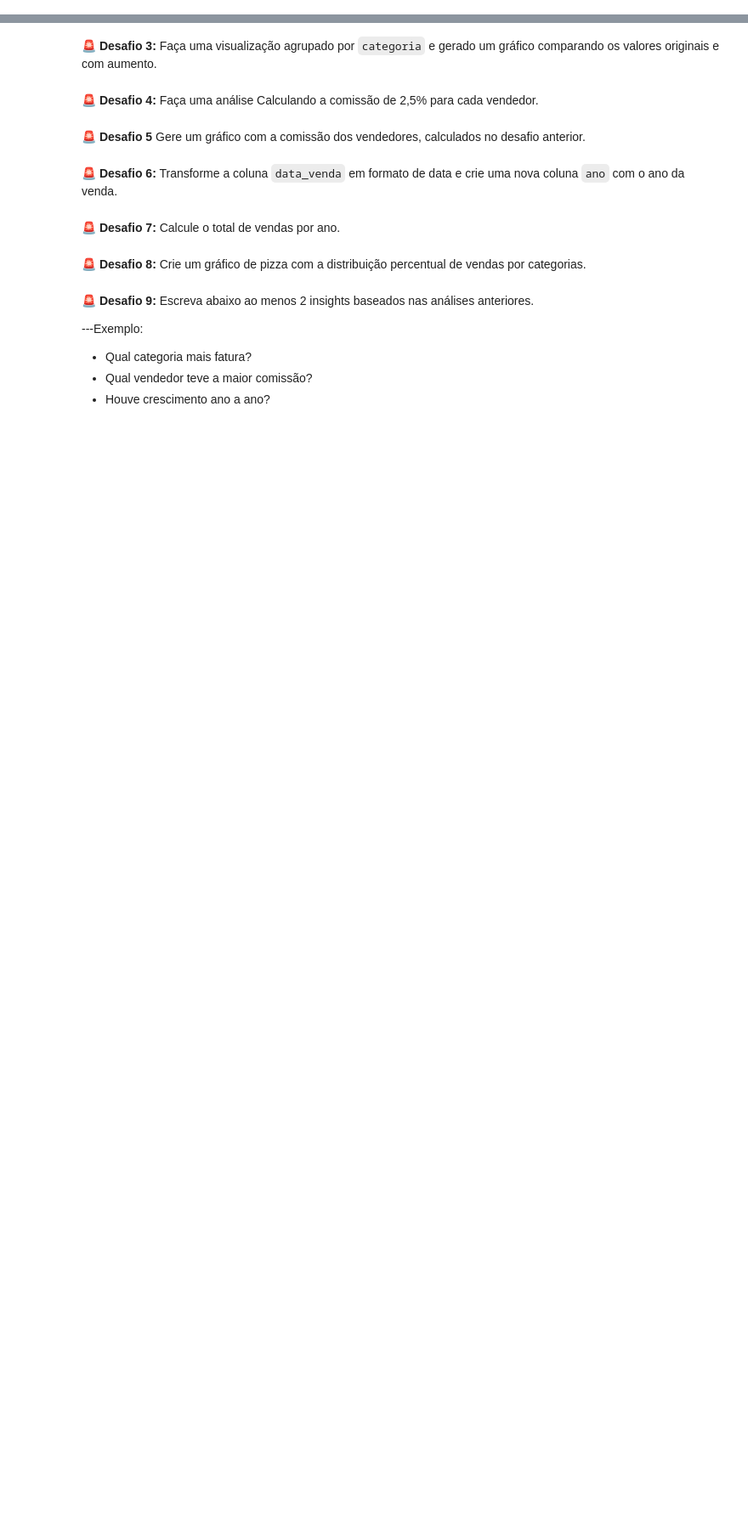
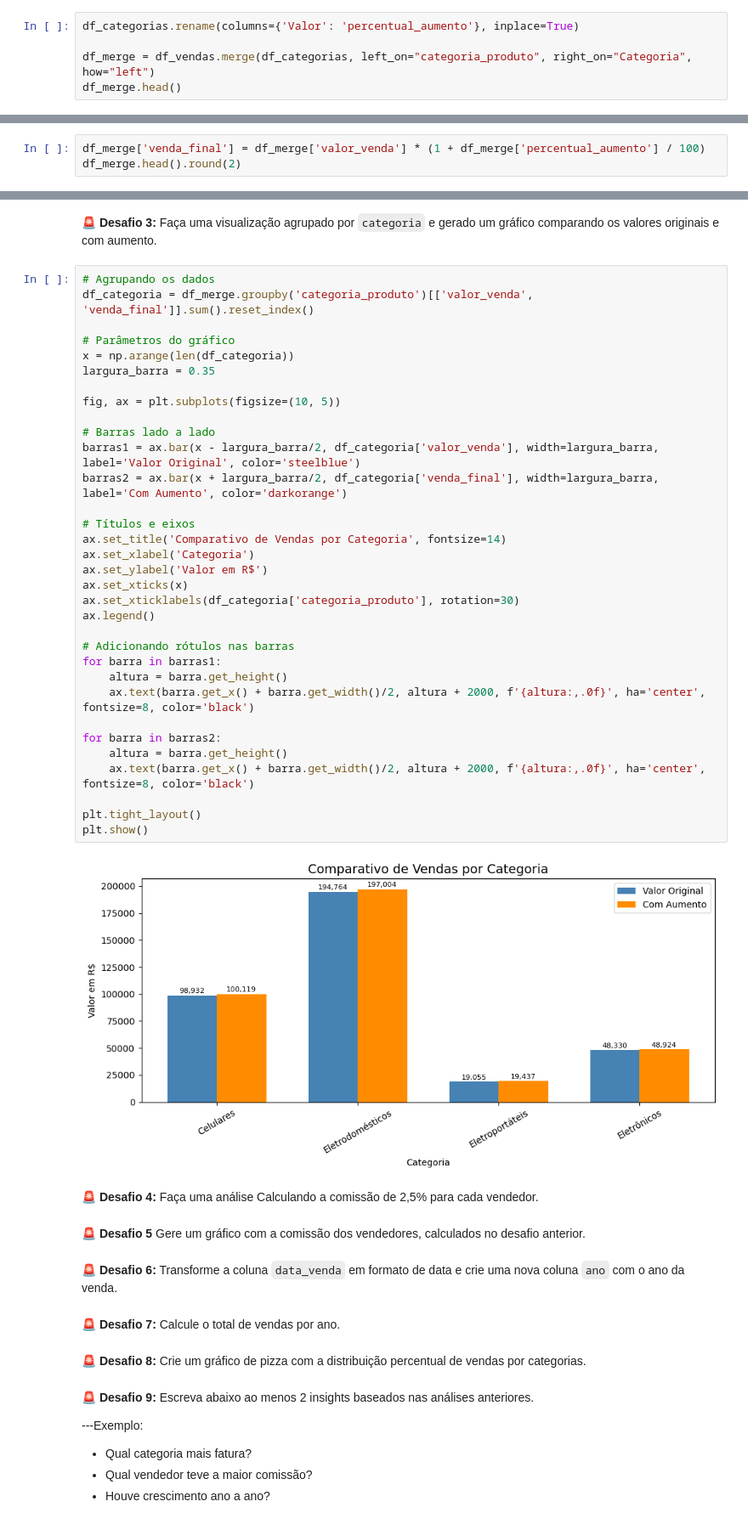
Before and after one commit to renato-albuquerque/python_aula04_digital_college, a Jupyter notebook: notebook_vendas_projeto_xpto_alunos.ipynb, the cells around one changed output, grey strips where cells are left out. Shown: that part at 85% size. Cells and saved outputs as stored; diff of their text form; blank space fills up the shorter version.

```diff
--- a/notebook_vendas_projeto_xpto_alunos.ipynb
+++ b/notebook_vendas_projeto_xpto_alunos.ipynb
@@ -294,3 +346,8 @@ plt.show()
 # %% [markdown]
 ### Etapa 6: Questões **DESAFIO**
 🚨 **Desafio 1:** Renomeie a coluna `valor` para `percentual_aumento` e una os dois DataFrames.
+# %%
+df_categorias.rename(columns={'Valor': 'percentual_aumento'}, inplace=True)
+
+df_merge = df_vendas.merge(df_categorias, left_on="categoria_produto", right_on="Categoria", how="left")
+df_merge.head()
@@ -297,2 +361,5 @@ plt.show()
 # %% [markdown]
 🚨 **Desafio 2:** Crie uma nova coluna no resultado do ultimo dataframe criado chamada `venda_final` aplicando o percentual de aumento.
+# %%
+df_merge['venda_final'] = df_merge['valor_venda'] * (1 + df_merge['percentual_aumento'] / 100)
+df_merge.head().round(2)
@@ -299,5 +373,40 @@ plt.show()
 # %% [markdown]
 🚨 **Desafio 3:** Faça uma visualização agrupado por `categoria` e gerado um gráfico comparando os valores originais e com aumento.
+# %%
+# Agrupando os dados
+df_categoria = df_merge.groupby('categoria_produto')[['valor_venda', 'venda_final']].sum().reset_index()
+
+# Parâmetros do gráfico
+x = np.arange(len(df_categoria))
+largura_barra = 0.35
+
+fig, ax = plt.subplots(figsize=(10, 5))
+
+# Barras lado a lado
+barras1 = ax.bar(x - largura_barra/2, df_categoria['valor_venda'], width=largura_barra, label='Valor Original', color='steelblue')
+barras2 = ax.bar(x + largura_barra/2, df_categoria['venda_final'], width=largura_barra, label='Com Aumento', color='darkorange')
+
+# Títulos e eixos
+ax.set_title('Comparativo de Vendas por Categoria', fontsize=14)
+ax.set_xlabel('Categoria')
+ax.set_ylabel('Valor em R$')
+ax.set_xticks(x)
+ax.set_xticklabels(df_categoria['categoria_produto'], rotation=30)
+ax.legend()
+
+# Adicionando rótulos nas barras
+for barra in barras1:
+    altura = barra.get_height()
+    ax.text(barra.get_x() + barra.get_width()/2, altura + 2000, f'{altura:,.0f}', ha='center', fontsize=8, color='black')
+
+for barra in barras2:
+    altura = barra.get_height()
+    ax.text(barra.get_x() + barra.get_width()/2, altura + 2000, f'{altura:,.0f}', ha='center', fontsize=8, color='black')
+
+plt.tight_layout()
+plt.show()
+# %% [output]
+[figure, added]
 # %% [markdown]
 🚨 **Desafio 4:** Faça uma análise Calculando a comissão de 2,5% para cada vendedor.
 # %% [markdown]
```
Also changed, not shown: parts of 5 cells of this notebook.
